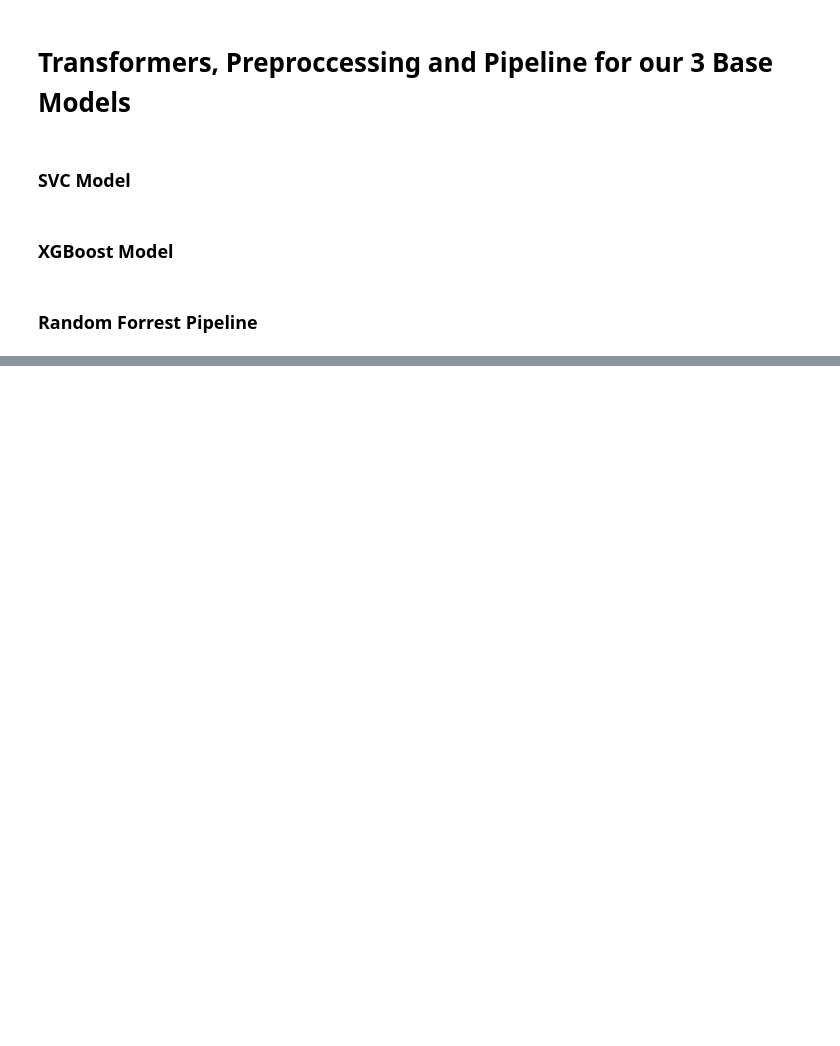
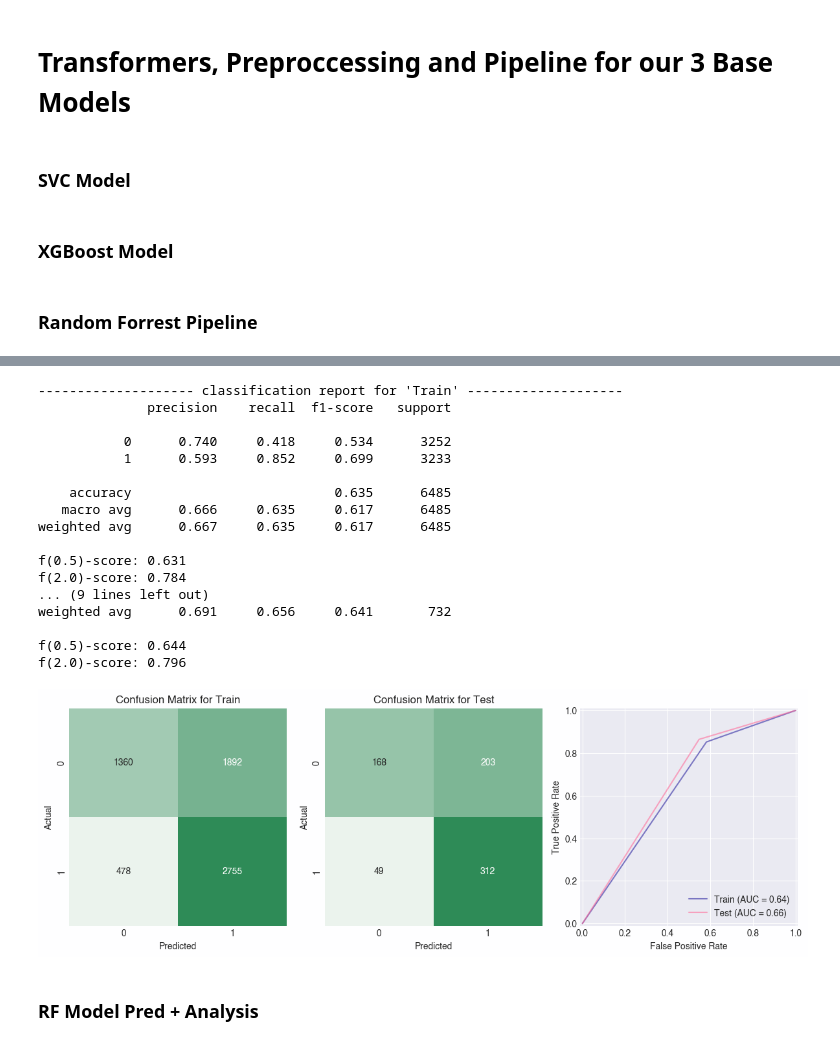
Before and after one commit to eockfen/EyeTism, a Jupyter notebook: notebooks/pipelines.ipynb, the cells around one changed output, grey strips where cells are left out. Drawn from its saved outputs; the diff is of its cells as text; code cells hidden in the pictures; blank space fills up the shorter version.

```diff
--- a/notebooks/pipelines.ipynb
+++ b/notebooks/pipelines.ipynb
@@ -195,12 +167,0 @@ print(f"  ~ {len(y_test) / df.shape[0] * 100:.2f}% of full dataset")
-# %%
-# prepare features and target
-X = df[xgb_feature_list]
-y = df.pop("asd")
-
-# train-test-split
-X_train, X_test, y_train, y_test = pp.split(X, y)
-
-# print info
-print(f"train-set has '{len(y_train)}' samples & '{X.shape[1]}' features")
-print(f"test-set has '{len(y_test)}' samples - out of '{df.shape[0]}'")
-print(f"  ~ {len(y_test) / df.shape[0] * 100:.2f}% of full dataset")
@@ -333,0 +248,12 @@ grid_search_pipeline = GridSearchCV(
+# %%
+# prepare features and target
+X = df.drop("asd", axis=1)
+y = df["asd"]
+
+# train-test-split
+X_train, X_test, y_train, y_test = pp.split(X, y)
+
+# print info
+print(f"train-set has '{len(y_train)}' samples & '{X.shape[1]}' features")
+print(f"test-set has '{len(y_test)}' samples - out of '{df.shape[0]}'")
+print(f"  ~ {len(y_test) / df.shape[0] * 100:.2f}% of full dataset")
@@ -333,0 +268,3 @@ grid_search_pipeline = GridSearchCV(
+# %%
+# Fit the svc_pipeline on the training data
+svc_pipeline.fit(X_train, y_train)
@@ -333,0 +286,37 @@ grid_search_pipeline = GridSearchCV(
+# %%
+# Predict on the test set
+y_pred_train = svc_pipeline.predict(X_train)
+y_proba_train = svc_pipeline.predict_proba(X_train)
+y_pred_test = svc_pipeline.predict(X_test)
+y_pred_proba_test = svc_pipeline.predict_proba(X_test)
+# %%
+# evaluate model
+em.report(
+    y_train=y_train,
+    y_train_pred=y_pred_train,
+    y_train_proba=y_proba_train,
+    y_test=y_test,
+    y_test_pred=y_pred_test,
+    y_test_proba=y_pred_proba_test,
+)
+# %% [output]
+-------------------- classification report for 'Train' --------------------
+              precision    recall  f1-score   support
+
+           0      0.740     0.418     0.534      3252
+           1      0.593     0.852     0.699      3233
+
+    accuracy                          0.635      6485
+   macro avg      0.666     0.635     0.617      6485
+weighted avg      0.667     0.635     0.617      6485
+
+f(0.5)-score: 0.631
+f(2.0)-score: 0.784
+... (9 lines left out)
+weighted avg      0.691     0.656     0.641       732
+
+f(0.5)-score: 0.644
+f(2.0)-score: 0.796
+[figure, added]
+# %% [markdown]
+### RF Model Pred + Analysis
```
Also changed, not shown: parts of 50 cells of this notebook, 1 other file.
